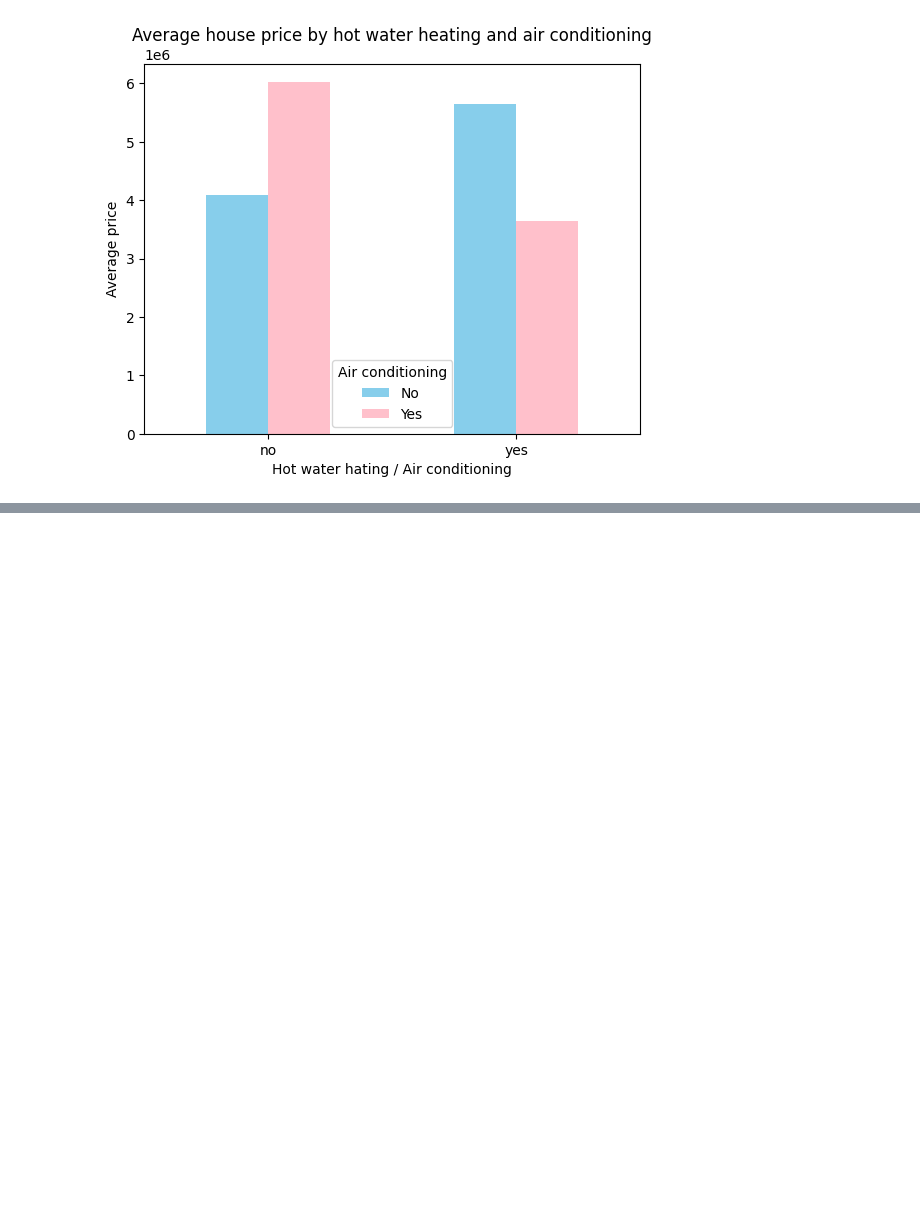
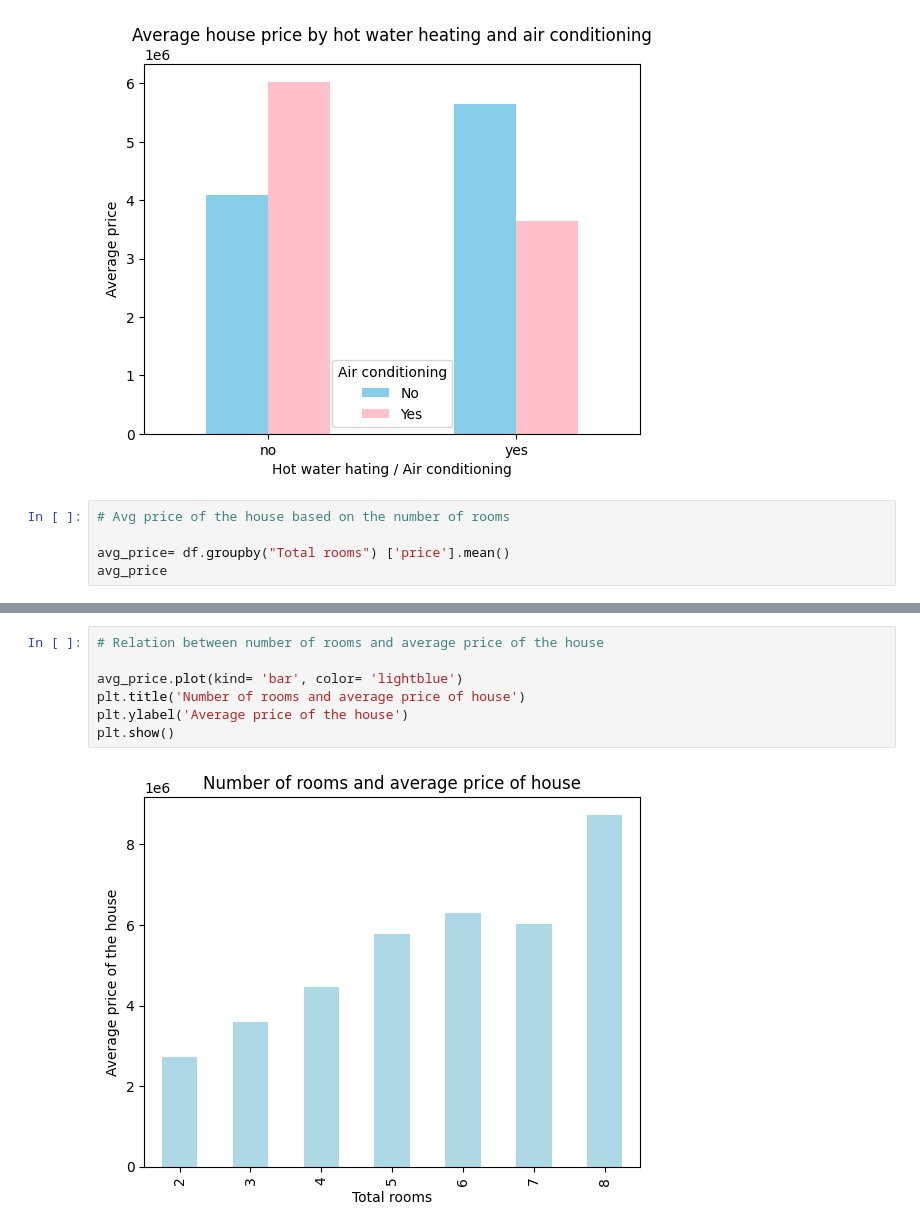
Before and after one commit to KKaranSinghh/Python-mini-project, a Jupyter notebook: Housing Price dataset analysis/Analysis.ipynb, the cells around one changed output, grey strips where cells are left out. Saved outputs shown, nothing was run; the diff lists cells and outputs as text; blank space fills up the shorter version.

```diff
--- a/Housing Price dataset analysis/Analysis.ipynb
+++ b/Housing Price dataset analysis/Analysis.ipynb
@@ -204,3 +204,8 @@ plt.show()
 # %% [output]
 <Figure size 1000x600 with 0 Axes>
 [figure]
+# %%
+# Avg price of the house based on the number of rooms
+
+avg_price= df.groupby("Total rooms") ['price'].mean()
+avg_price
@@ -206,0 +222,9 @@ plt.show()
+# %%
+# Relation between number of rooms and average price of the house
+
+avg_price.plot(kind= 'bar', color= 'lightblue')
+plt.title('Number of rooms and average price of house')
+plt.ylabel('Average price of the house')
+plt.show()
+# %% [output]
+[figure, added]
```
Also changed, not shown: parts of 7 cells of this notebook, 5 other files.
